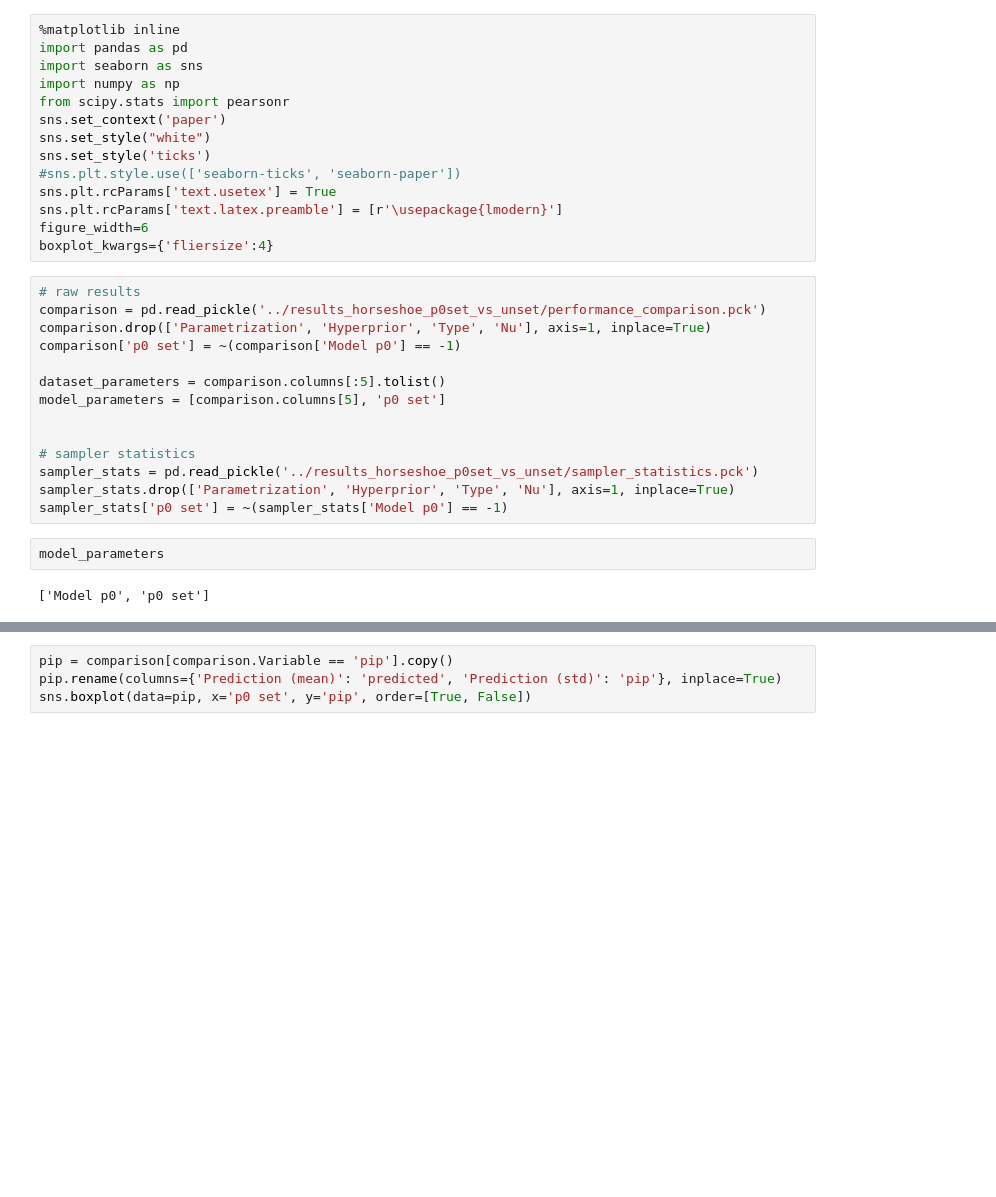
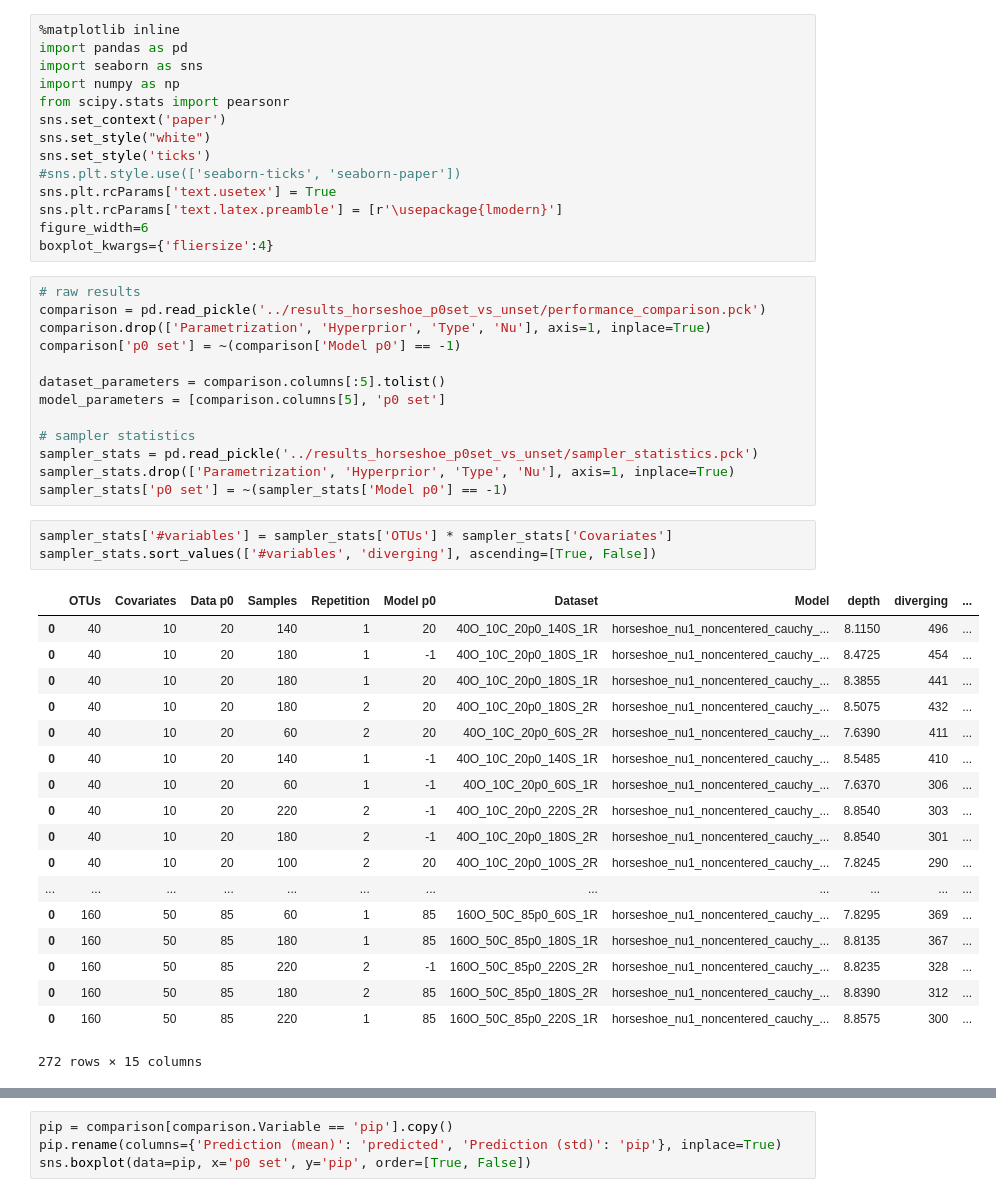
Before and after one commit to ExpectationMax/HorseshoeDMRegression, a Jupyter notebook: MasterThesisPlots/Compare_variable_selection.ipynb, the cells around one changed output, grey strips where cells are left out. Drawn from its saved outputs; the diff is of its cells as text; blank space fills up the shorter version.

```diff
--- a/MasterThesisPlots/Compare_variable_selection.ipynb
+++ b/MasterThesisPlots/Compare_variable_selection.ipynb
@@ -21,12 +21,29 @@ comparison['p0 set'] = ~(comparison['Model p0'] == -1)
 dataset_parameters = comparison.columns[:5].tolist()
 model_parameters = [comparison.columns[5], 'p0 set']
 
-
 # sampler statistics
 sampler_stats = pd.read_pickle('../results_horseshoe_p0set_vs_unset/sampler_statistics.pck')
 sampler_stats.drop(['Parametrization', 'Hyperprior', 'Type', 'Nu'], axis=1, inplace=True)
 sampler_stats['p0 set'] = ~(sampler_stats['Model p0'] == -1)
-# %%
-model_parameters
-# %% [output]
-['Model p0', 'p0 set']
+# %%
+sampler_stats['#variables'] = sampler_stats['OTUs'] * sampler_stats['Covariates']
+sampler_stats.sort_values(['#variables', 'diverging'], ascending=[True, False])
+# %% [output]
+|  | OTUs | Covariates | Data p0 | Samples | Repetition | Model p0 | Dataset | Model | depth | diverging | ... |
+| 0 | 40 | 10 | 20 | 140 | 1 | 20 | 40O_10C_20p0_140S_1R | horseshoe_nu1_noncentered_cauchy_... | 8.1150 | 496 | ... |
+| 0 | 40 | 10 | 20 | 180 | 1 | -1 | 40O_10C_20p0_180S_1R | horseshoe_nu1_noncentered_cauchy_... | 8.4725 | 454 | ... |
+| 0 | 40 | 10 | 20 | 180 | 1 | 20 | 40O_10C_20p0_180S_1R | horseshoe_nu1_noncentered_cauchy_... | 8.3855 | 441 | ... |
+| 0 | 40 | 10 | 20 | 180 | 2 | 20 | 40O_10C_20p0_180S_2R | horseshoe_nu1_noncentered_cauchy_... | 8.5075 | 432 | ... |
+| 0 | 40 | 10 | 20 | 60 | 2 | 20 | 40O_10C_20p0_60S_2R | horseshoe_nu1_noncentered_cauchy_... | 7.6390 | 411 | ... |
+| 0 | 40 | 10 | 20 | 140 | 1 | -1 | 40O_10C_20p0_140S_1R | horseshoe_nu1_noncentered_cauchy_... | 8.5485 | 410 | ... |
+| 0 | 40 | 10 | 20 | 60 | 1 | -1 | 40O_10C_20p0_60S_1R | horseshoe_nu1_noncentered_cauchy_... | 7.6370 | 306 | ... |
+| 0 | 40 | 10 | 20 | 220 | 2 | -1 | 40O_10C_20p0_220S_2R | horseshoe_nu1_noncentered_cauchy_... | 8.8540 | 303 | ... |
+| 0 | 40 | 10 | 20 | 180 | 2 | -1 | 40O_10C_20p0_180S_2R | horseshoe_nu1_noncentered_cauchy_... | 8.8540 | 301 | ... |
+| 0 | 40 | 10 | 20 | 100 | 2 | 20 | 40O_10C_20p0_100S_2R | horseshoe_nu1_noncentered_cauchy_... | 7.8245 | 290 | ... |
+| ... | ... | ... | ... | ... | ... | ... | ... | ... | ... | ... | ... |
+| 0 | 160 | 50 | 85 | 60 | 1 | 85 | 160O_50C_85p0_60S_1R | horseshoe_nu1_noncentered_cauchy_... | 7.8295 | 369 | ... |
+| 0 | 160 | 50 | 85 | 180 | 1 | 85 | 160O_50C_85p0_180S_1R | horseshoe_nu1_noncentered_cauchy_... | 8.8135 | 367 | ... |
+| 0 | 160 | 50 | 85 | 220 | 2 | -1 | 160O_50C_85p0_220S_2R | horseshoe_nu1_noncentered_cauchy_... | 8.8235 | 328 | ... |
+| 0 | 160 | 50 | 85 | 180 | 2 | 85 | 160O_50C_85p0_180S_2R | horseshoe_nu1_noncentered_cauchy_... | 8.8390 | 312 | ... |
+| 0 | 160 | 50 | 85 | 220 | 1 | 85 | 160O_50C_85p0_220S_1R | horseshoe_nu1_noncentered_cauchy_... | 8.8575 | 300 | ... |
+272 rows × 15 columns
```
Also changed, not shown: parts of 3 cells of this notebook, 4 other files.
